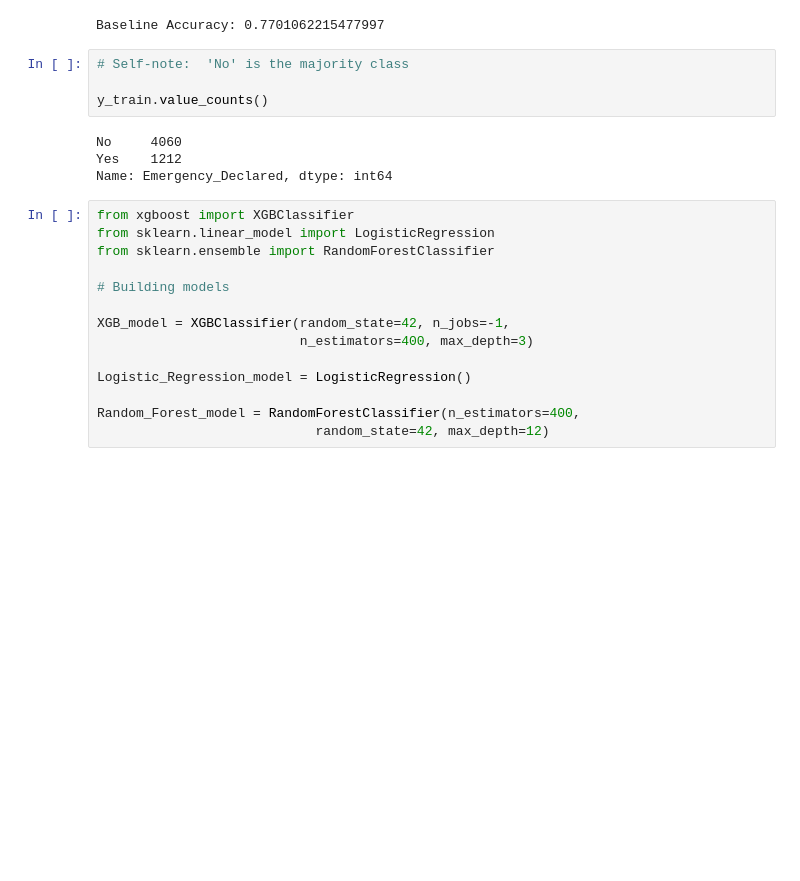
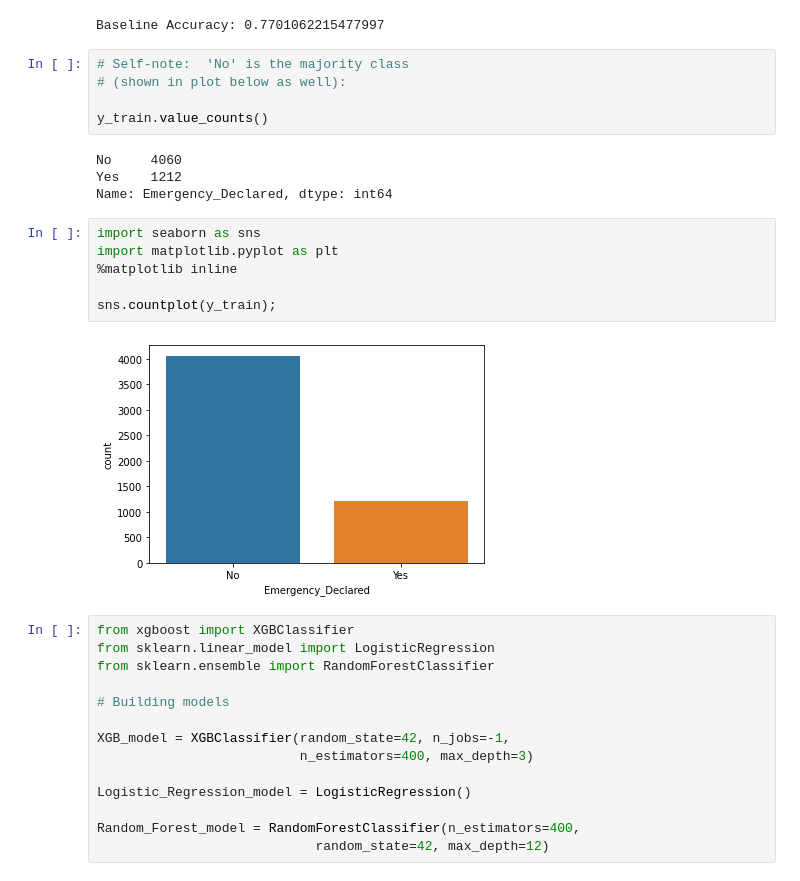
Before and after one commit to Collin-Campbell/BuildWeek2, a Jupyter notebook: project.ipynb, the cells around one changed output. Drawn from its saved outputs; the diff is of its cells as text; blank space fills up the shorter version.

```diff
--- a/project.ipynb
+++ b/project.ipynb
@@ -332,12 +329,21 @@ print('Baseline Accuracy:', baseline_acc)
 Baseline Accuracy: 0.7701062215477997
 # %%
 # Self-note:  'No' is the majority class
+# (shown in plot below as well):
 
 y_train.value_counts()
 # %% [output]
 No     4060
 Yes    1212
 Name: Emergency_Declared, dtype: int64
+# %%
+import seaborn as sns
+import matplotlib.pyplot as plt
+%matplotlib inline
+
+sns.countplot(y_train);
+# %% [output]
+[figure, added]
 # %%
 from xgboost import XGBClassifier
 from sklearn.linear_model import LogisticRegression
```
Also changed, not shown: parts of 10 cells of this notebook.
